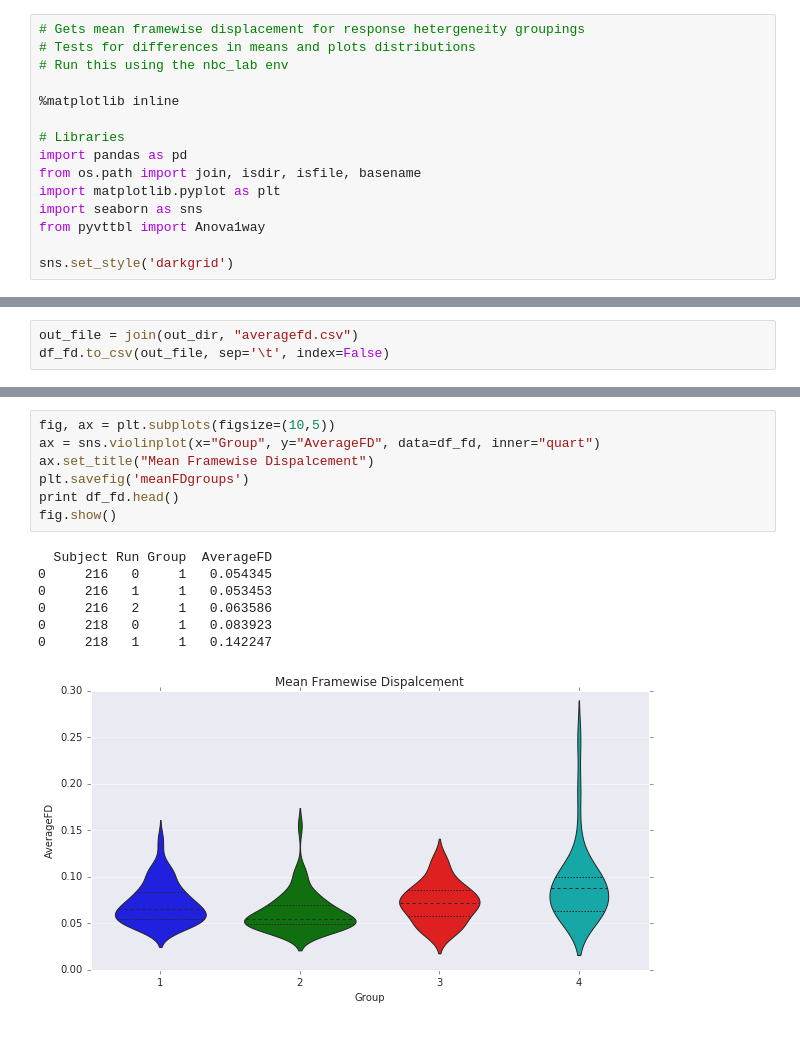
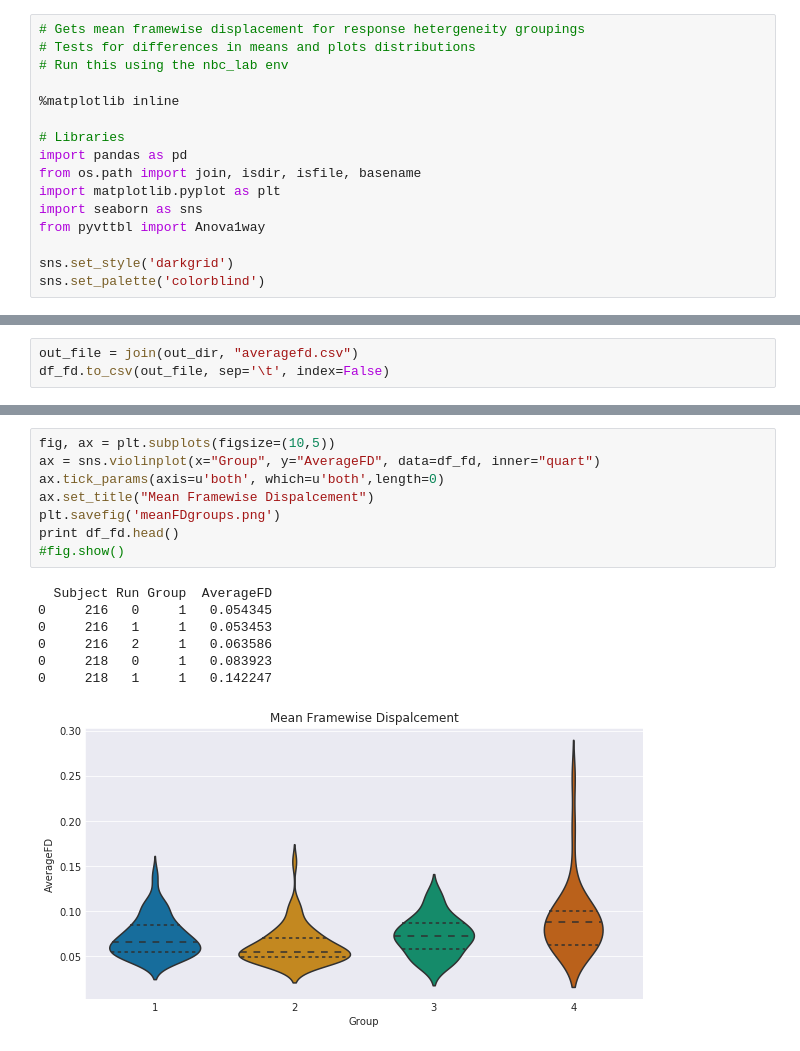
Before and after one commit to NBCLab/PhysicsLearning, a Jupyter notebook: FCI/behavioral-data-and-scripts/test-FD-normative-groups.ipynb, the cells around one changed output, grey strips where cells are left out. Saved outputs shown, nothing was run; the diff lists cells and outputs as text.

```diff
--- a/FCI/behavioral-data-and-scripts/test-FD-normative-groups.ipynb
+++ b/FCI/behavioral-data-and-scripts/test-FD-normative-groups.ipynb
@@ -13,6 +13,7 @@ import seaborn as sns
 from pyvttbl import Anova1way
 
 sns.set_style('darkgrid')
+sns.set_palette('colorblind')
 # %%
 subjname_path = '/home/data/nbc/physics-learning/data/first-level/'
 path = join(subjname_path, '{subj}/session-{sess}/fci/fci-{run}/')
@@ -96,15 +97,16 @@ Source of Variation      SS       df       MS         F     P-value   eta^2   Ob
 # %%
 fig, ax = plt.subplots(figsize=(10,5))
 ax = sns.violinplot(x="Group", y="AverageFD", data=df_fd, inner="quart")
+ax.tick_params(axis=u'both', which=u'both',length=0)
 ax.set_title("Mean Framewise Dispalcement")
-plt.savefig('meanFDgroups')
+plt.savefig('meanFDgroups.png')
 print df_fd.head()
-fig.show()
+#fig.show()
 # %% [output]
   Subject Run Group  AverageFD
 0     216   0     1   0.054345
 0     216   1     1   0.053453
 0     216   2     1   0.063586
 0     218   0     1   0.083923
 0     218   1     1   0.142247
-[figure, old version]
+[figure, new version]
```
Also changed, not shown: parts of 1 cell of this notebook, 5 other files.
